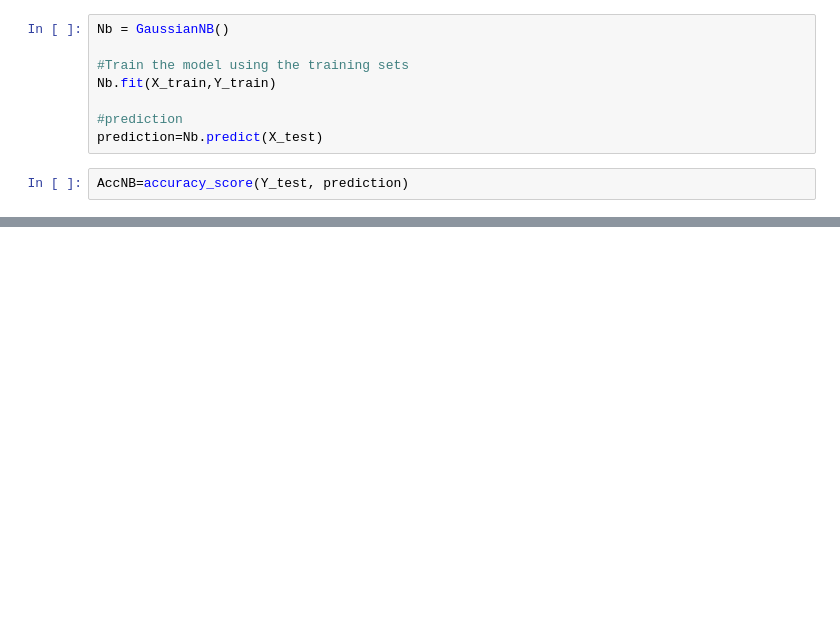
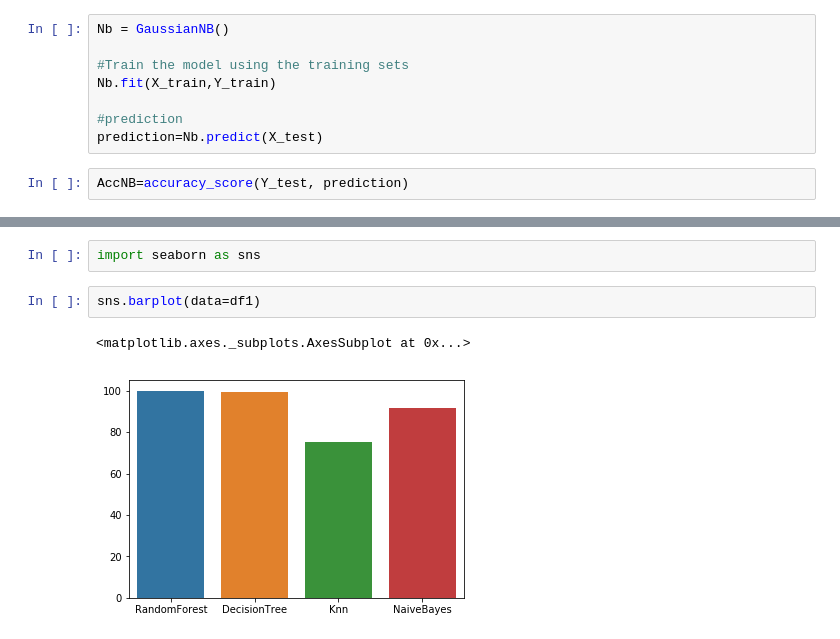
Before and after one commit to DemoProject40/Chronic_Kidney_Diseases_Prediction, a Jupyter notebook: notebooks/prediction.ipynb, the cells around one changed output, grey strips where cells are left out. Saved outputs shown, nothing was run; the diff lists cells and outputs as text; blank space fills up the shorter version.

```diff
--- a/notebooks/prediction.ipynb
+++ b/notebooks/prediction.ipynb
@@ -172,0 +140,7 @@ plt.show()
+# %%
+import seaborn as sns
+# %%
+sns.barplot(data=df1)
+# %% [output]
+<matplotlib.axes._subplots.AxesSubplot at 0x...>
+[figure, added]
```
Also changed, not shown: parts of 27 cells of this notebook, 7 other files.
